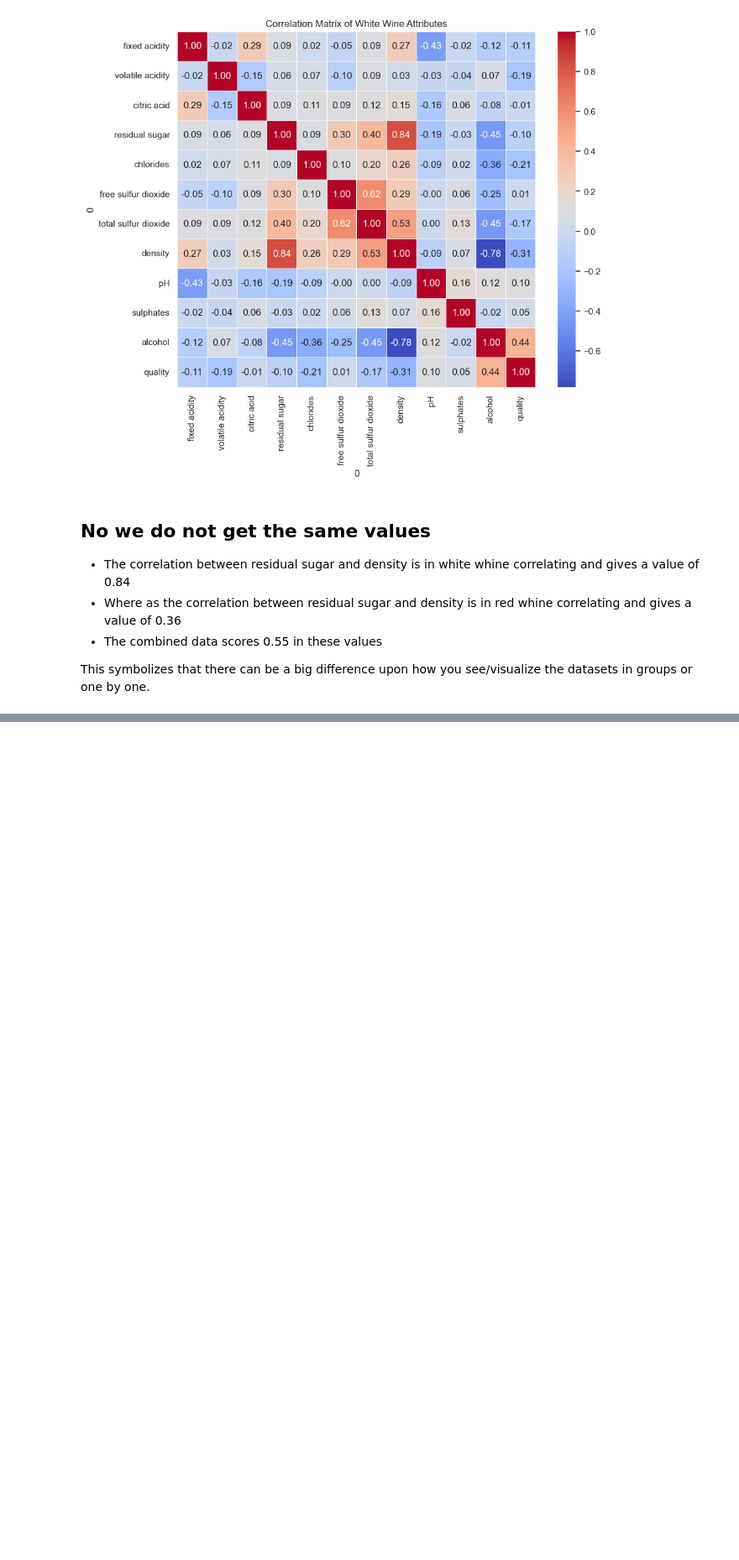
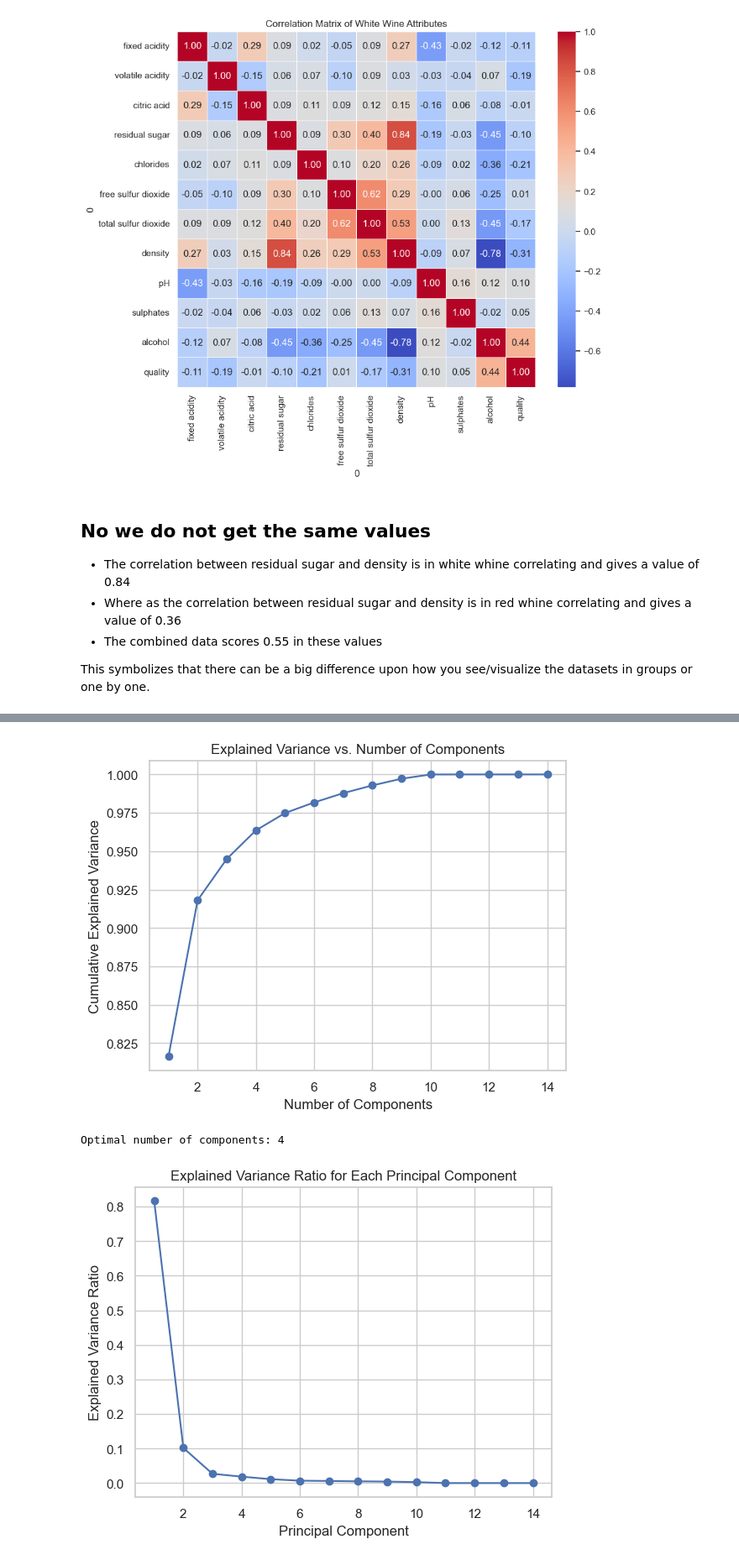
Before and after one commit to pantertanter/MP2, a Jupyter notebook: MP2.ipynb, the cells around one changed output, grey strips where cells are left out. Shown at 84% size. Cells and saved outputs as stored; diff of their text form; code cells hidden in the pictures; blank space fills up the shorter version.

```diff
--- a/MP2.ipynb
+++ b/MP2.ipynb
@@ -506,0 +576,12 @@ This symbolizes that there can be a big difference upon how you see/visualize th
+# %%
+
+# Calculate correlations using appropriate methods for categorical data
+correlations = data_withoutRow4380.apply(lambda x: pd.factorize(x)[0]).corrwith(data_withoutRow4380['quality'])
+
+# Find attribute with the lowest correlation
+attribute_to_remove = correlations.drop('quality').idxmin()
+
+# Drop attribute with the lowest correlation
+data_withoutRow4380.drop(columns=attribute_to_remove, inplace=True)
+
+print("Attribute with the lowest correlation ('{}') has been removed.".format(attribute_to_remove))
@@ -506,0 +592,5 @@ This symbolizes that there can be a big difference upon how you see/visualize th
+# %%
+data_numeric = data_withoutRow4380.apply(lambda x: pd.factorize(x)[0])
+
+print("Numeric data after label encoding:")
+print(data_numeric)
@@ -506,0 +618,62 @@ This symbolizes that there can be a big difference upon how you see/visualize th
+# %%
+from sklearn.decomposition import PCA
+import matplotlib.pyplot as plt
+
+data = data_numeric
+
+# Initialize PCA
+pca = PCA()
+
+# Fit PCA to your data
+pca.fit(data)
+
+# Calculate cumulative explained variance
+cumulative_variance = pca.explained_variance_ratio_.cumsum()
+
+# Plot the cumulative explained variance
+plt.plot(range(1, len(cumulative_variance) + 1), cumulative_variance, marker='o', linestyle='-')
+plt.xlabel('Number of Components')
+plt.ylabel('Cumulative Explained Variance')
+plt.title('Explained Variance vs. Number of Components')
+plt.grid(True)
+plt.show()
+
+# Identify the optimal number of components
+optimal_components = next(i for i, cum_var in enumerate(cumulative_variance) if cum_var >= 0.95) + 1
+print("Optimal number of components:", optimal_components)
+
+
+
+pca = PCA(n_components=data.shape[1])
+
+# Fit PCA to your data
+pca.fit(data)
+
+# Plot the explained variance ratio for each component
+plt.plot(range(1, pca.n_components_ + 1), pca.explained_variance_ratio_, marker='o', linestyle='-')
+plt.xlabel('Principal Component')
+plt.ylabel('Explained Variance Ratio')
+plt.title('Explained Variance Ratio for Each Principal Component')
+plt.grid(True)
+plt.show()
+
+
+# Get the loadings (eigenvectors) of the principal components
+loadings = pca.components_
+
+# Print the loadings of the first few principal components
+num_components_to_show = 4
+for i in range(num_components_to_show):
+    print(f"Principal Component {i+1}:")
+    component_loadings = loadings[i]
+    sorted_indices = component_loadings.argsort()[::-1]  # Sort in descending order
+    for j in sorted_indices:
+        print(f"  Feature {j}: {component_loadings[j]}")
+    print()
+
+
+# I think the numbers are telling me that Feature 1, 3, 6, and 13 are most important.
+# %% [output]
+[figure, added]
+Optimal number of components: 4
+[figure, added]
```
Also changed, not shown: parts of 11 cells of this notebook.
